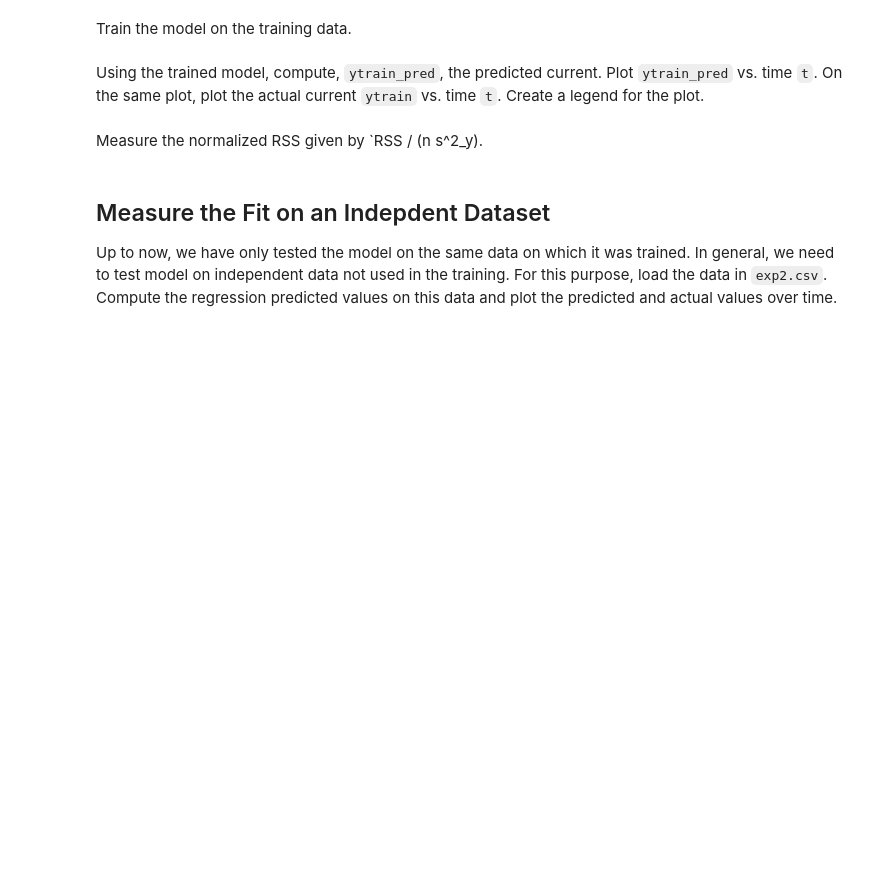
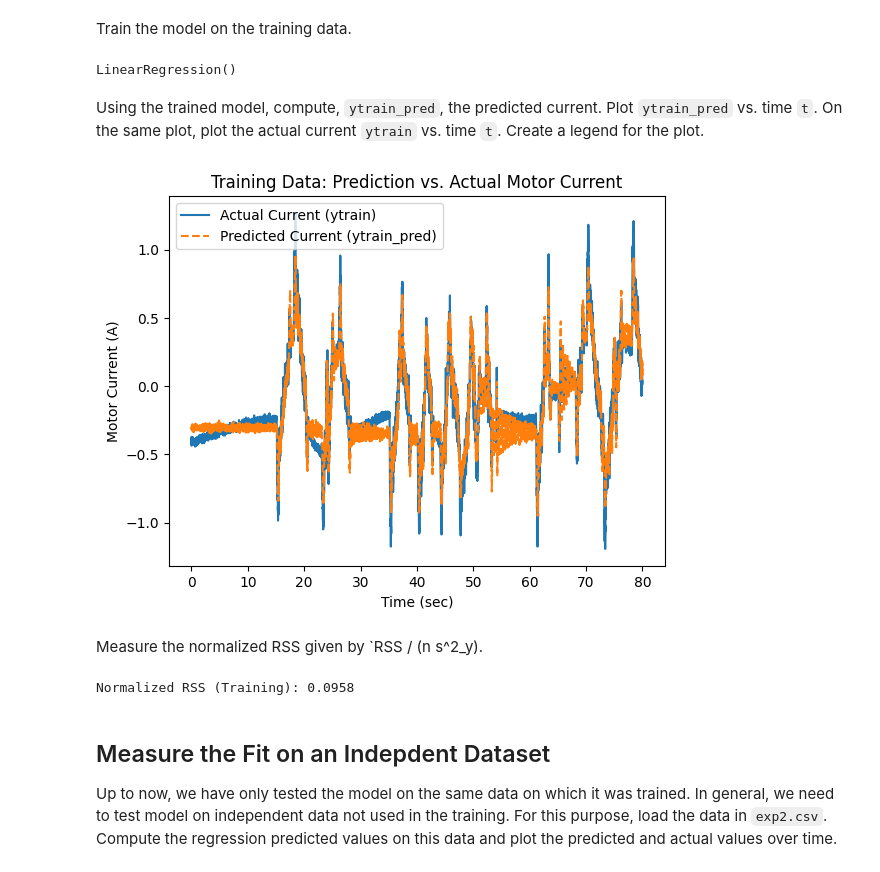
Before and after one commit to rsandu1/MachineLearningLab1, a Jupyter notebook: lab_robot_calib.ipynb, the cells around one changed output. Saved outputs shown, nothing was run; the diff lists cells and outputs as text; code cells hidden in the pictures; blank space fills up the shorter version.

```diff
--- a/lab_robot_calib.ipynb
+++ b/lab_robot_calib.ipynb
@@ -58,11 +85,18 @@ Use all the samples from the experiment 1 dataset to create the training data:
+# %%
+# TODO
+# ytrain = ...
+# Xtrain = ...
+ytrain = df['I2']
+Xtrain = df[['q2', 'dq2', 'eps21', 'eps22', 'eps31', 'eps32', 'ddq2']]
 # %% [markdown]
 ## Fit a Linear Model
 Use the `sklearn.linear_model` module to create a `LinearRegression` class `regr`.
 # %%
-from sklearn import linear_model
+from sklearn.linear_model import LinearRegression
 
 # Create linear regression object
 # TODO
 # regr = ...
+regr = LinearRegression()
 # %% [markdown]
 Train the model on the training data.
@@ -71,2 +103,8 @@ Train the model on the training data.
+# %%
+# TODO
+#Fitting the model
+regr.fit(Xtrain, ytrain)
+# %% [output]
+LinearRegression()
 # %% [markdown]
 Using the trained model, compute, `ytrain_pred`, the predicted current.  Plot `ytrain_pred` vs. time `t`.  On the same plot, plot the actual current `ytrain` vs. time `t`.  Create a legend for the plot.
@@ -77,2 +111,18 @@ Using the trained model, compute, `ytrain_pred`, the predicted current.  Plot `y
+# %%
+# TODO
+# ytrain_pred = ...
+# plt.plot(...)
+ytrain_pred = regr.predict(Xtrain)
+
+#Plot predictions vs. actual data
+plt.plot(t, ytrain, label = 'Actual Current (ytrain)')
+plt.plot(t, ytrain_pred, label = 'Predicted Current (ytrain_pred)', linestyle = '--')
+plt.xlabel('Time (sec)')
+plt.ylabel('Motor Current (A)')
+plt.legend()
+plt.title('Training Data: Prediction vs. Actual Motor Current')
+plt.show()
+# %% [output]
+[figure, added]
 # %% [markdown]
 Measure the normalized RSS given by `RSS / (n s^2_y).
@@ -82,3 +129,13 @@ Measure the normalized RSS given by `RSS / (n s^2_y).
+# %%
+# TODO
+# RSS_train = ...
+RSS_train = np.sum((ytrain - ytrain_pred) ** 2)
+n = len(ytrain)
+s_y2 = np.var(ytrain, ddof=1)
+normalized_RSS_train = RSS_train / (n * s_y2)
+print(f"Normalized RSS (Training): {normalized_RSS_train:.4f}")
+# %% [output]
+Normalized RSS (Training): 0.0958
 # %% [markdown]
 ## Measure the Fit on an Indepdent Dataset
 
```
Also changed, not shown: parts of 12 cells of this notebook, 2 other files.
